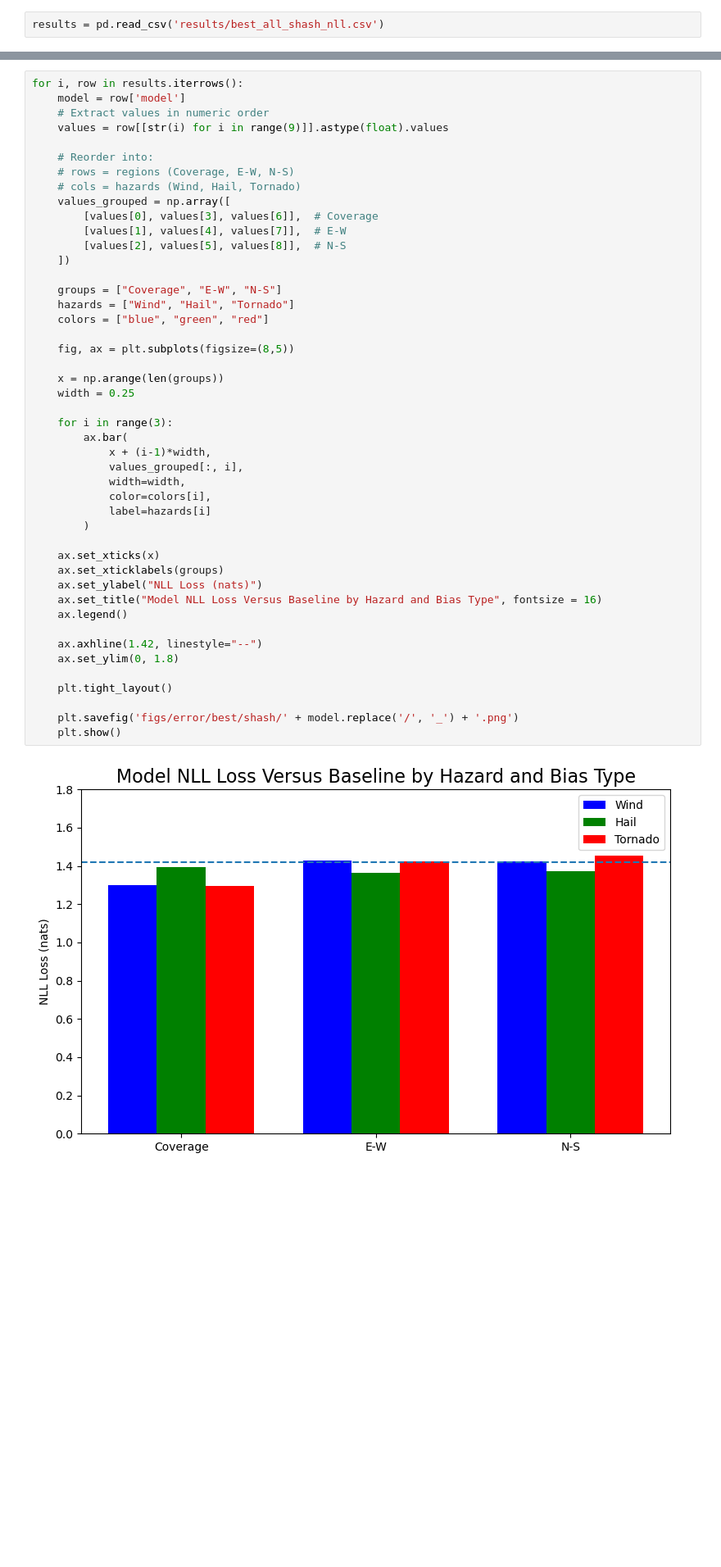
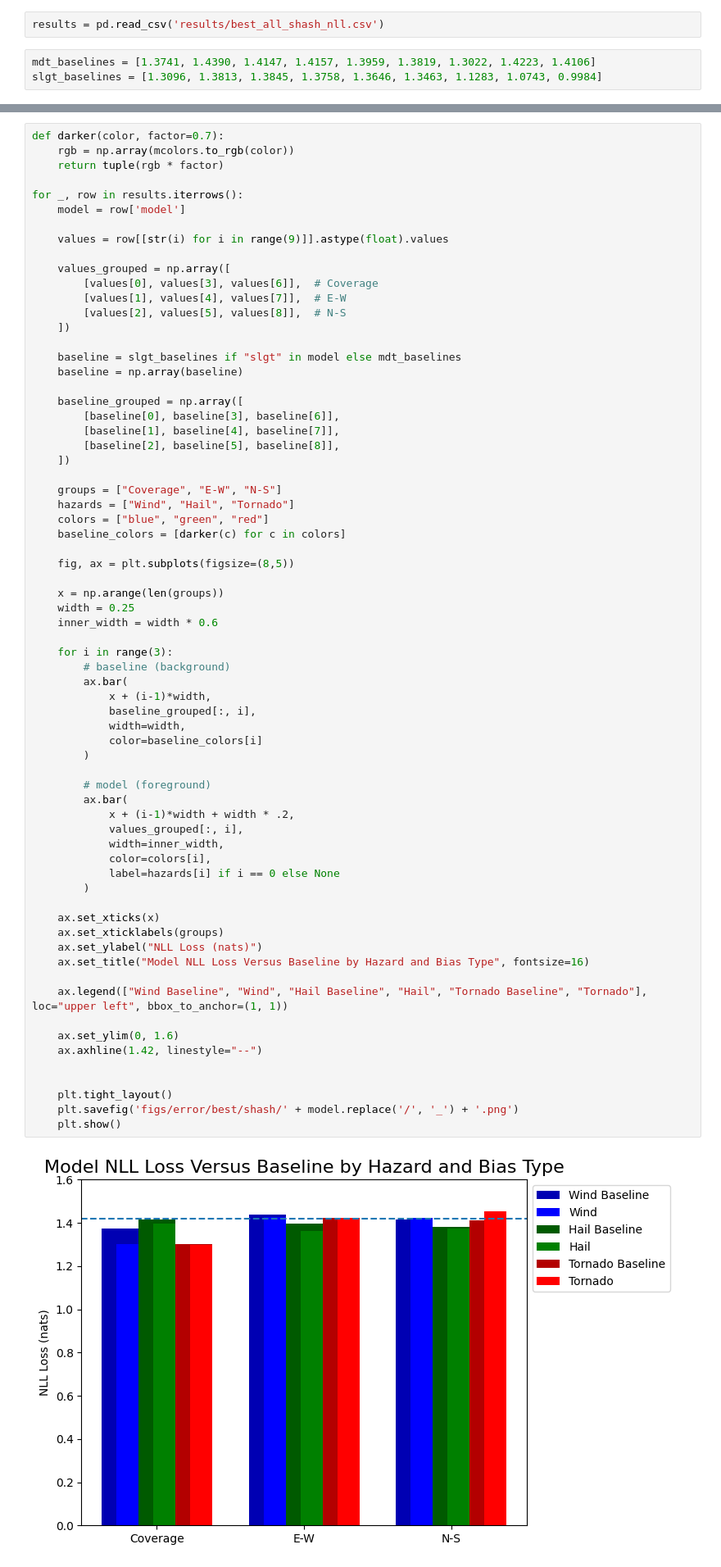
Before and after one commit to milesepstein13/convective_outlook_ml, a Jupyter notebook: shash_performance_plot.ipynb, the cells around one changed output, grey strips where cells are left out. Shown at 82% size. Drawn from its saved outputs; the diff is of its cells as text; blank space fills up the shorter version.

Commit message:
determined shash baselines

```diff
--- a/shash_performance_plot.ipynb
+++ b/shash_performance_plot.ipynb
@@ -5,2 +6,5 @@ import numpy as np
 # %%
 results = pd.read_csv('results/best_all_shash_nll.csv')
+# %%
+mdt_baselines = [1.3741, 1.4390, 1.4147, 1.4157, 1.3959, 1.3819, 1.3022, 1.4223, 1.4106]
+slgt_baselines = [1.3096, 1.3813, 1.3845, 1.3758, 1.3646, 1.3463, 1.1283, 1.0743, 0.9984]
@@ -7,48 +15,70 @@ results = pd.read_csv('results/best_all_shash_nll.csv')
 # %%
-for i, row in results.iterrows():
+def darker(color, factor=0.7):
+    rgb = np.array(mcolors.to_rgb(color))
+    return tuple(rgb * factor)
+
+for _, row in results.iterrows():
     model = row['model']
-    # Extract values in numeric order
+
     values = row[[str(i) for i in range(9)]].astype(float).values
 
-    # Reorder into:
-    # rows = regions (Coverage, E-W, N-S)
-    # cols = hazards (Wind, Hail, Tornado)
     values_grouped = np.array([
         [values[0], values[3], values[6]],  # Coverage
         [values[1], values[4], values[7]],  # E-W
         [values[2], values[5], values[8]],  # N-S
     ])
 
+    baseline = slgt_baselines if "slgt" in model else mdt_baselines
+    baseline = np.array(baseline)
+
+    baseline_grouped = np.array([
+        [baseline[0], baseline[3], baseline[6]],
+        [baseline[1], baseline[4], baseline[7]],
+        [baseline[2], baseline[5], baseline[8]],
+    ])
+
     groups = ["Coverage", "E-W", "N-S"]
     hazards = ["Wind", "Hail", "Tornado"]
     colors = ["blue", "green", "red"]
+    baseline_colors = [darker(c) for c in colors]
 
     fig, ax = plt.subplots(figsize=(8,5))
 
     x = np.arange(len(groups))
     width = 0.25
+    inner_width = width * 0.6
 
     for i in range(3):
+        # baseline (background)
         ax.bar(
             x + (i-1)*width,
+            baseline_grouped[:, i],
+            width=width,
+            color=baseline_colors[i]
+        )
+
+        # model (foreground)
+        ax.bar(
+            x + (i-1)*width + width * .2,
             values_grouped[:, i],
-            width=width,
+            width=inner_width,
             color=colors[i],
-            label=hazards[i]
+            label=hazards[i] if i == 0 else None
         )
 
     ax.set_xticks(x)
     ax.set_xticklabels(groups)
     ax.set_ylabel("NLL Loss (nats)")
-    ax.set_title("Model NLL Loss Versus Baseline by Hazard and Bias Type", fontsize = 16)
-    ax.legend()
+    ax.set_title("Model NLL Loss Versus Baseline by Hazard and Bias Type", fontsize=16)
 
+    ax.legend(["Wind Baseline", "Wind", "Hail Baseline", "Hail", "Tornado Baseline", "Tornado"], loc="upper left", bbox_to_anchor=(1, 1))
+
+    ax.set_ylim(0, 1.6)
     ax.axhline(1.42, linestyle="--")
-    ax.set_ylim(0, 1.8)
+
 
     plt.tight_layout()
-
     plt.savefig('figs/error/best/shash/' + model.replace('/', '_') + '.png')
     plt.show()
 # %% [output]
-[figure, old version]
+[figure, new version]
```
Also changed, not shown: parts of 3 cells of this notebook, 4 other files.
